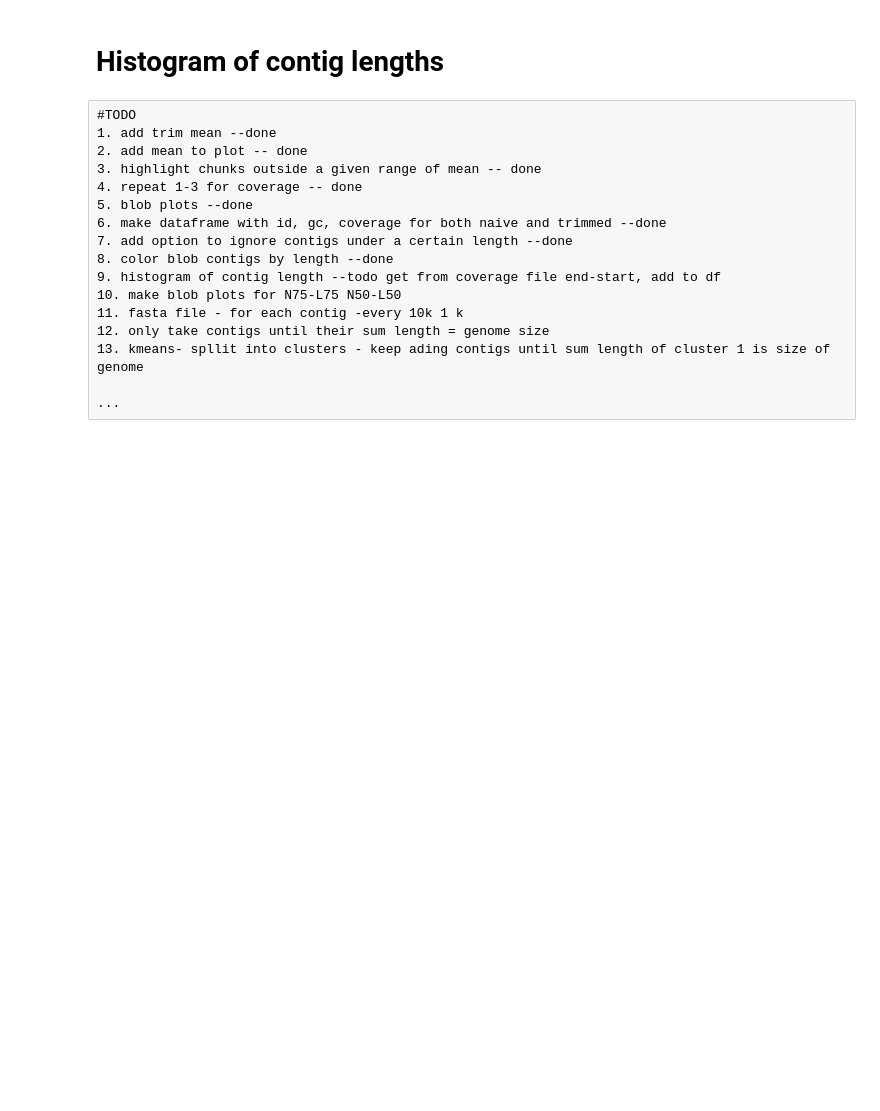
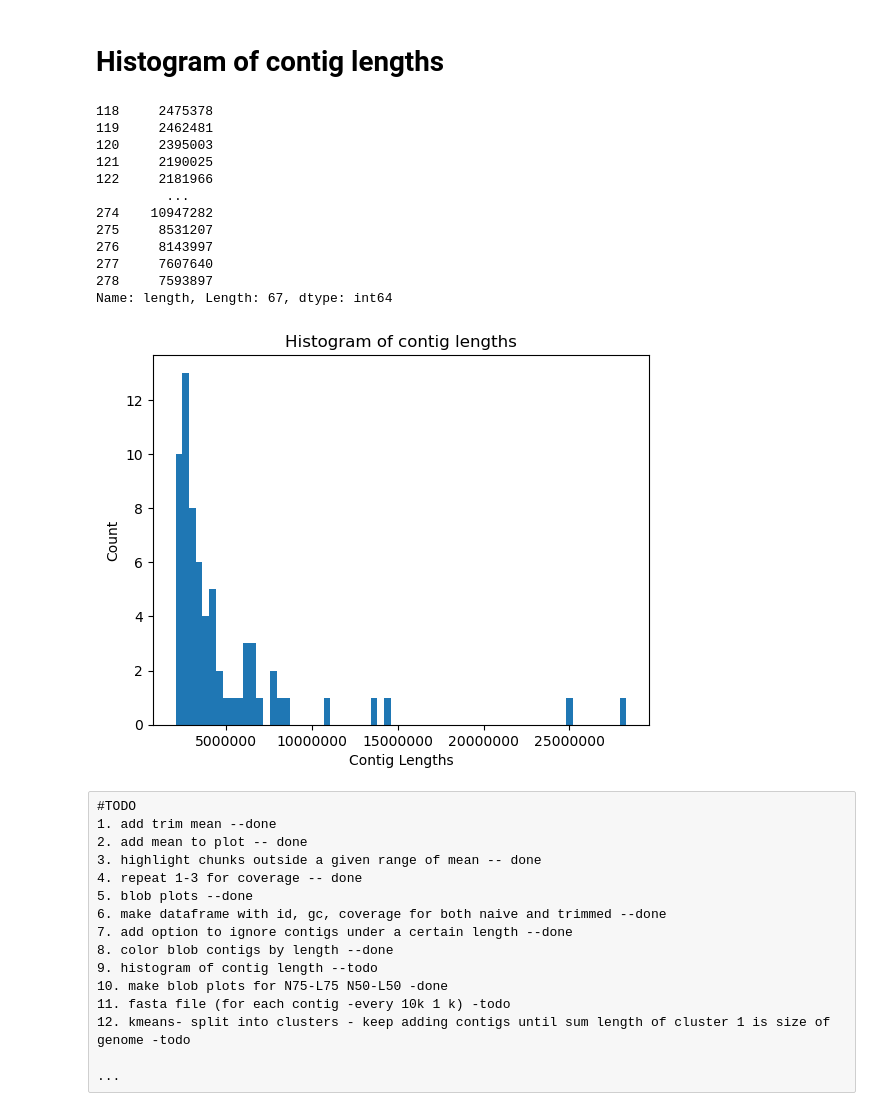
Before and after one commit to AlexanderFastner/Heliopora_coerulea_Processing, a Jupyter notebook: gc_vs_coverage.ipynb, the cells around one changed output. Cells and saved outputs as stored; diff of their text form; code cells hidden in the pictures; blank space fills up the shorter version.

Commit message:
finished histogram

```diff
--- a/gc_vs_coverage.ipynb
+++ b/gc_vs_coverage.ipynb
@@ -450,25 +481,40 @@ if visualize_blob:
 # %%
 #Histogram of all contig lengths
 
 if visualize_histogram:
-    #x = data = list of lengths of all contigs
-    #bins = size of bins
     data = trimmed_df["length"]
+    #print(data)
 
-    plt.hist(data, histogram_bin_size)
+    fig, ax = plt.subplots()
 
+    plt.hist(data, len(data))
+    ax.ticklabel_format(style='plain', axis='x')
 
     plt.xlabel('Contig Lengths')
     plt.ylabel('Count')
     plt.title('Histogram of contig lengths')
 
     # save the plot
     if save_histogram_plot:
         save_path = os.path.join(out_dir, "Histogram_of_lengths.png")
         plt.savefig(save_path)
 
     # Show the plot
     plt.show()
+# %% [output]
+118     2475378
+119     2462481
+120     2395003
+121     2190025
+122     2181966
+         ...
+274    10947282
+275     8531207
+276     8143997
+277     7607640
+278     7593897
+Name: length, Length: 67, dtype: int64
+[figure, added]
 # %% [raw]
 #TODO
 1. add trim mean --done
@@ -479,10 +525,9 @@ if visualize_histogram:
 6. make dataframe with id, gc, coverage for both naive and trimmed --done
 7. add option to ignore contigs under a certain length --done
 8. color blob contigs by length --done
-9. histogram of contig length --todo get from coverage file end-start, add to df
-10. make blob plots for N75-L75 N50-L50
-11. fasta file - for each contig -every 10k 1 k
-12. only take contigs until their sum length = genome size
-13. kmeans- spllit into clusters - keep ading contigs until sum length of cluster 1 is size of genome
+9. histogram of contig length --todo
+10. make blob plots for N75-L75 N50-L50 -done
+11. fasta file (for each contig -every 10k 1 k) -todo
+12. kmeans- split into clusters - keep adding contigs until sum length of cluster 1 is size of genome -todo
 
 ...
```
Also changed, not shown: parts of 8 cells of this notebook.
